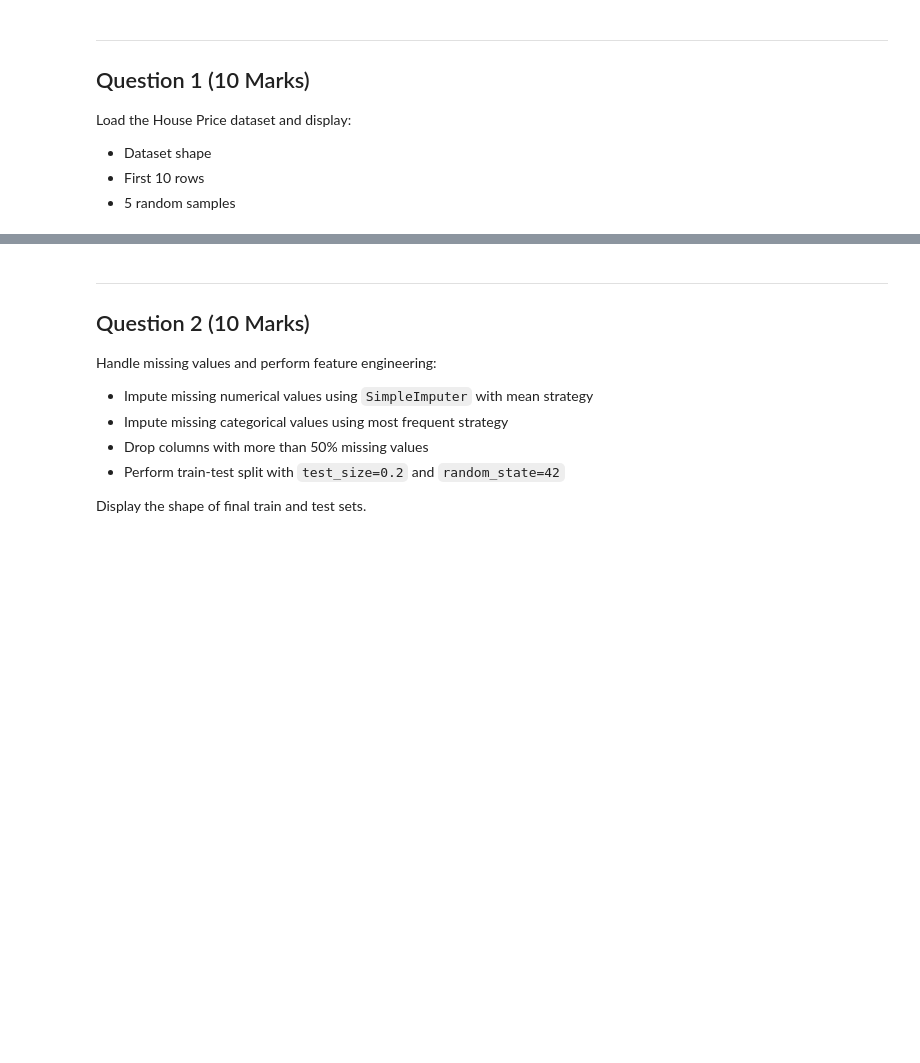
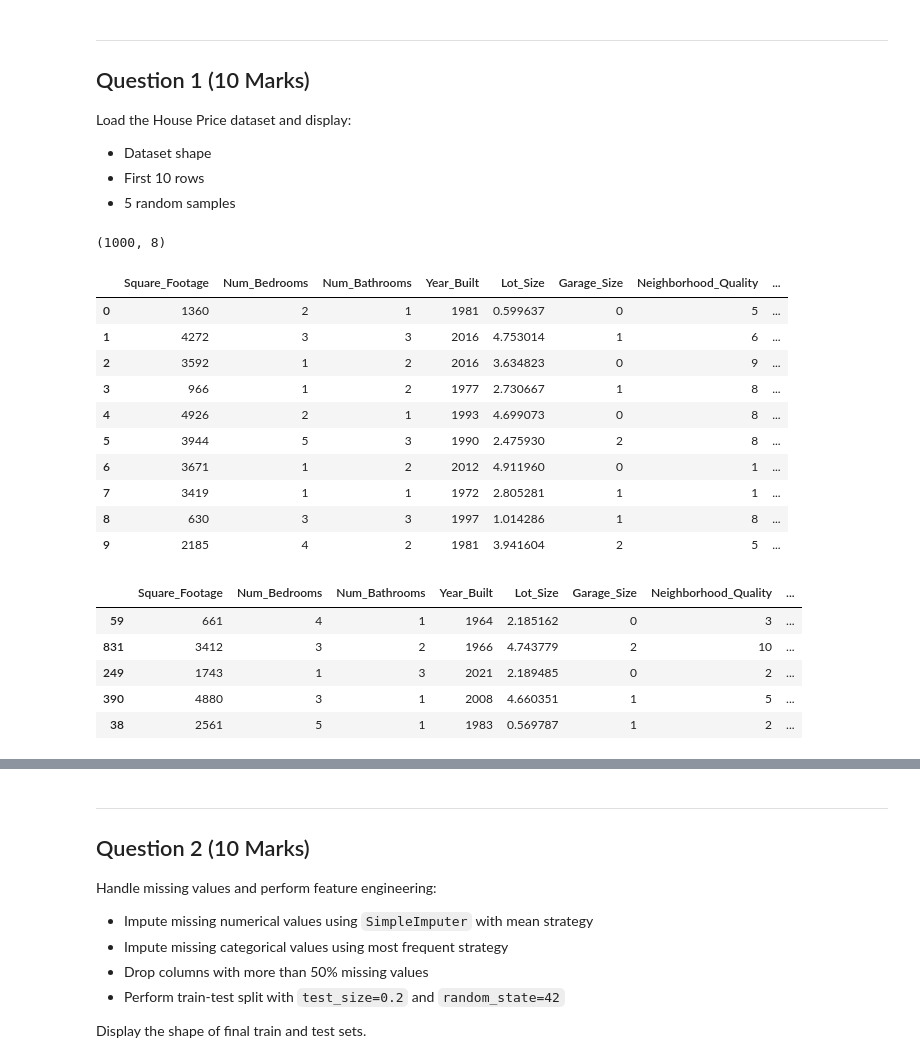
Before and after one commit to Dev-Maidul/ML-Assignments, a Jupyter notebook: ML_Assignment_02.ipynb, the cells around one changed output, grey strips where cells are left out. Cells and saved outputs as stored; diff of their text form; code cells hidden in the pictures; blank space fills up the shorter version.

Commit message:
Load dataset and check data shape

```diff
--- a/ML_Assignment_02.ipynb
+++ b/ML_Assignment_02.ipynb
@@ -37,0 +44,24 @@ Load the House Price dataset and display:
+# %%
+# Question 1
+df=pd.read_csv("/content/house_price_regression_dataset.csv")
+display(df.shape)
+display(df.head(10))
+# %% [output]
+(1000, 8)
+|  | Square_Footage | Num_Bedrooms | Num_Bathrooms | Year_Built | Lot_Size | Garage_Size | Neighborhood_Quality | ... |
+| 0 | 1360 | 2 | 1 | 1981 | 0.599637 | 0 | 5 | ... |
+| 1 | 4272 | 3 | 3 | 2016 | 4.753014 | 1 | 6 | ... |
+| 2 | 3592 | 1 | 2 | 2016 | 3.634823 | 0 | 9 | ... |
+| 3 | 966 | 1 | 2 | 1977 | 2.730667 | 1 | 8 | ... |
+| 4 | 4926 | 2 | 1 | 1993 | 4.699073 | 0 | 8 | ... |
+| 5 | 3944 | 5 | 3 | 1990 | 2.475930 | 2 | 8 | ... |
+| 6 | 3671 | 1 | 2 | 2012 | 4.911960 | 0 | 1 | ... |
+| 7 | 3419 | 1 | 1 | 1972 | 2.805281 | 1 | 1 | ... |
+| 8 | 630 | 3 | 3 | 1997 | 1.014286 | 1 | 8 | ... |
+| 9 | 2185 | 4 | 2 | 1981 | 3.941604 | 2 | 5 | ... |
+|  | Square_Footage | Num_Bedrooms | Num_Bathrooms | Year_Built | Lot_Size | Garage_Size | Neighborhood_Quality | ... |
+| 59 | 661 | 4 | 1 | 1964 | 2.185162 | 0 | 3 | ... |
+| 831 | 3412 | 3 | 2 | 1966 | 4.743779 | 2 | 10 | ... |
+| 249 | 1743 | 1 | 3 | 2021 | 2.189485 | 0 | 2 | ... |
+| 390 | 4880 | 3 | 1 | 2008 | 4.660351 | 1 | 5 | ... |
+| 38 | 2561 | 5 | 1 | 1983 | 0.569787 | 1 | 2 | ... |
```
Also changed, not shown: parts of 4 cells of this notebook.
